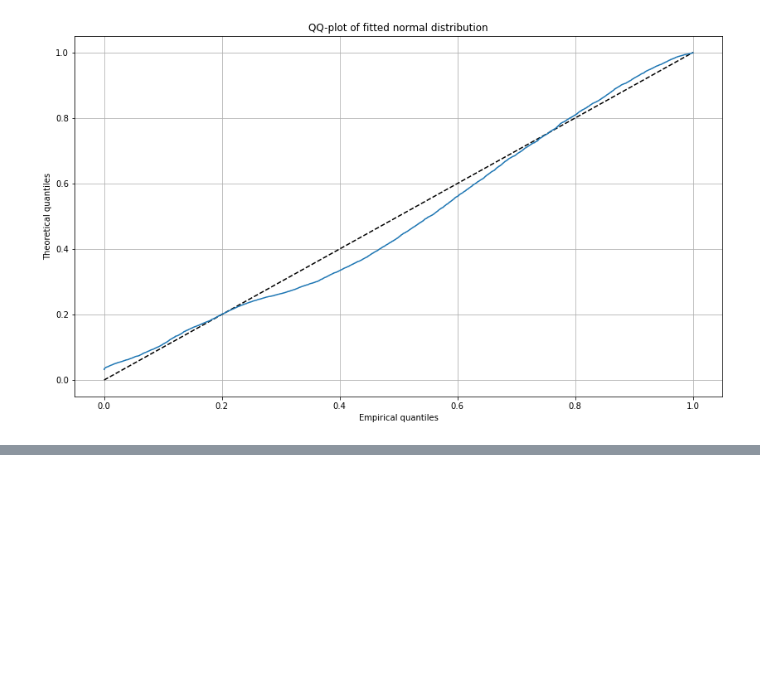
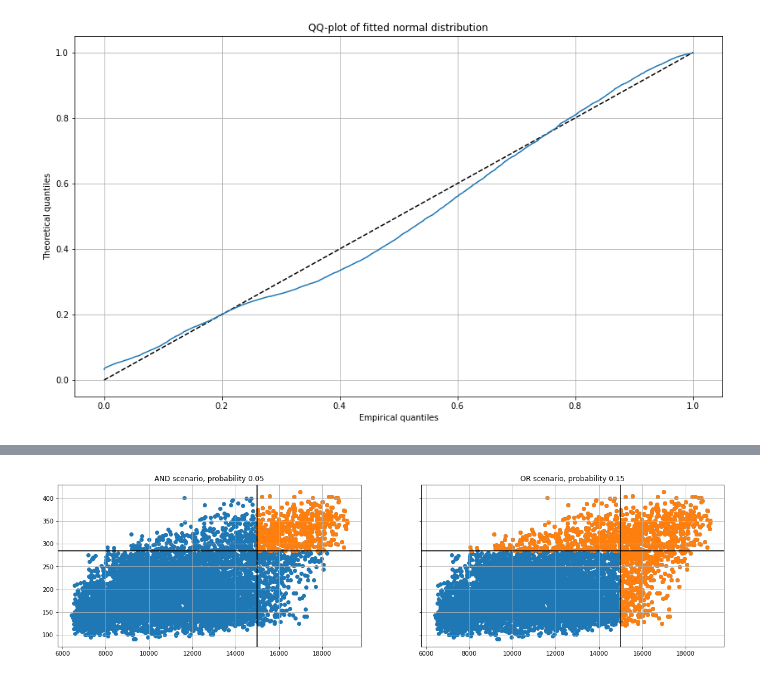
Before and after one commit to prob-design/bivariate, a Jupyter notebook: class_test.ipynb, the cells around one changed output, grey strips where cells are left out. Saved outputs shown, nothing was run; the diff lists cells and outputs as text; code cells hidden in the pictures; blank space fills up the shorter version.

Commit message:
Implement and_or_probabilities

```diff
--- a/class_test.ipynb
+++ b/class_test.ipynb
@@ -124 +124,5 @@ bs.bivar_fit(["POWER", "CLOUD_BROKEN"])
 8756 rows × 2 columns
+# %%
+bs.and_or_probabilities(col_names, [0.9, 0.9])
+# %% [output]
+[figure, added]
```
Also changed, not shown: parts of 1 cell of this notebook, 1 other file.
